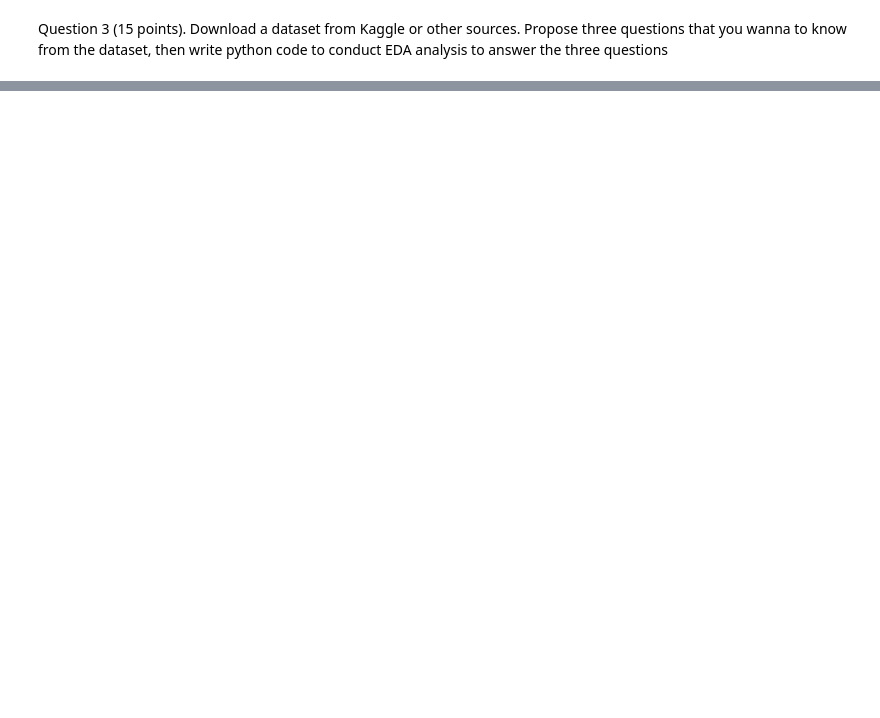
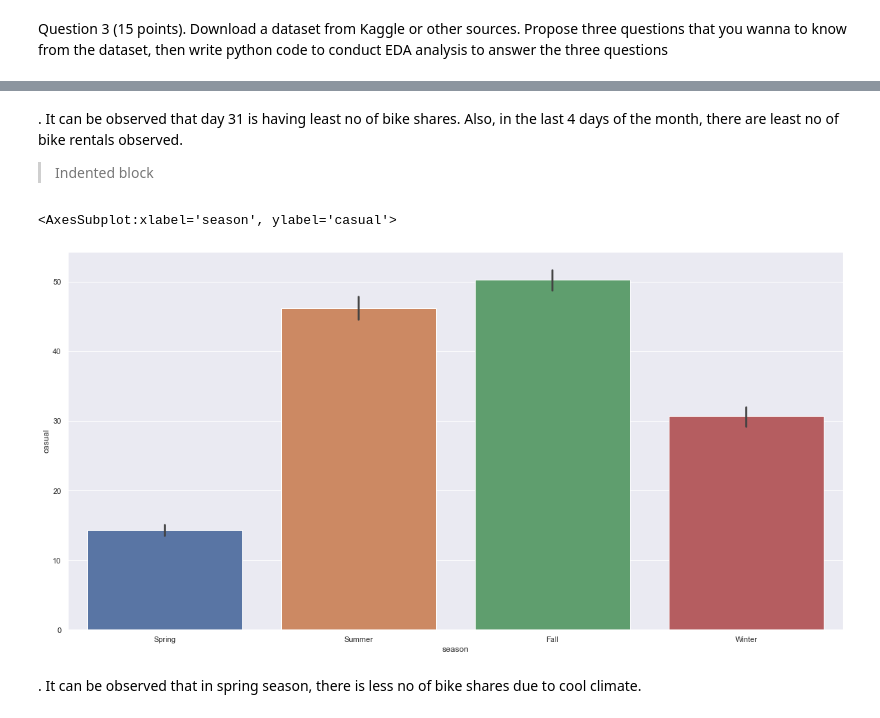
Before and after one commit to Shanmukh451/shanmukhanadh_INFO5502_sPRING2022, a Jupyter notebook: lab_assignment_04.ipynb, the cells around one changed output, grey strips where cells are left out. Saved outputs shown, nothing was run; the diff lists cells and outputs as text; code cells hidden in the pictures; blank space fills up the shorter version.

```diff
--- a/lab_assignment_04.ipynb
+++ b/lab_assignment_04.ipynb
@@ -207,0 +412,11 @@ Please list your questions here:
+# %% [markdown]
+. It can be observed that day 31 is having least no of bike shares. Also, in the last 4 days of the month, there are least no of bike rentals observed.
+> Indented block
+# %%
+# Q3)
+sns.barplot('season','casual',data=hour)
+# %% [output]
+<AxesSubplot:xlabel='season', ylabel='casual'>
+[figure, added]
+# %% [markdown]
+. It can be observed that in spring season, there is less no of bike shares due to cool climate.
```
Also changed, not shown: parts of 23 cells of this notebook.
